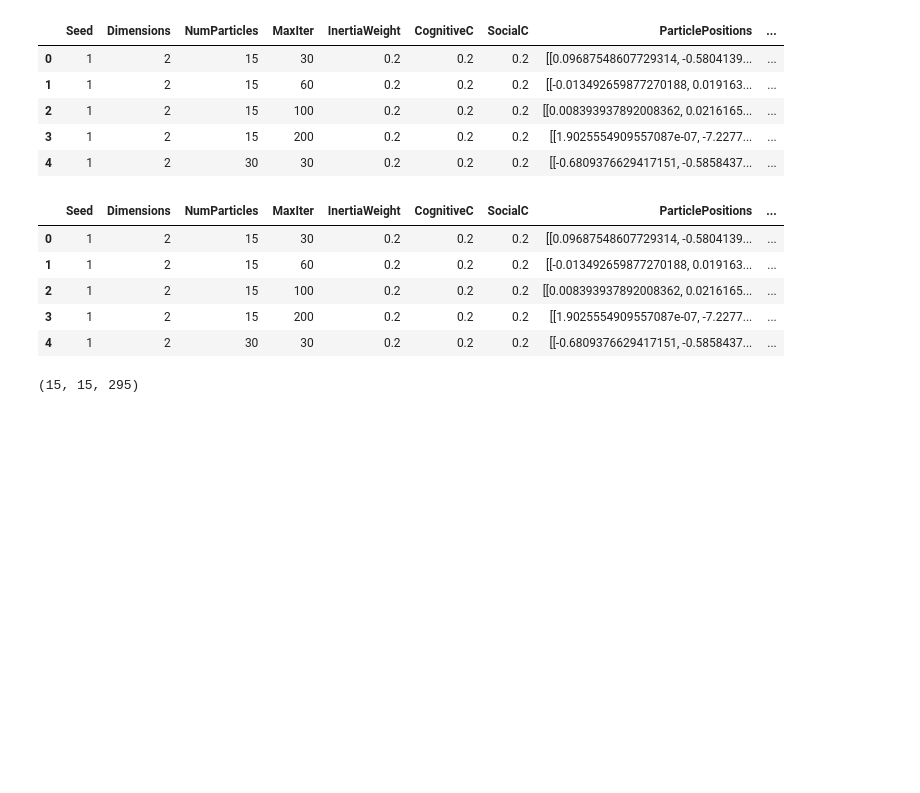
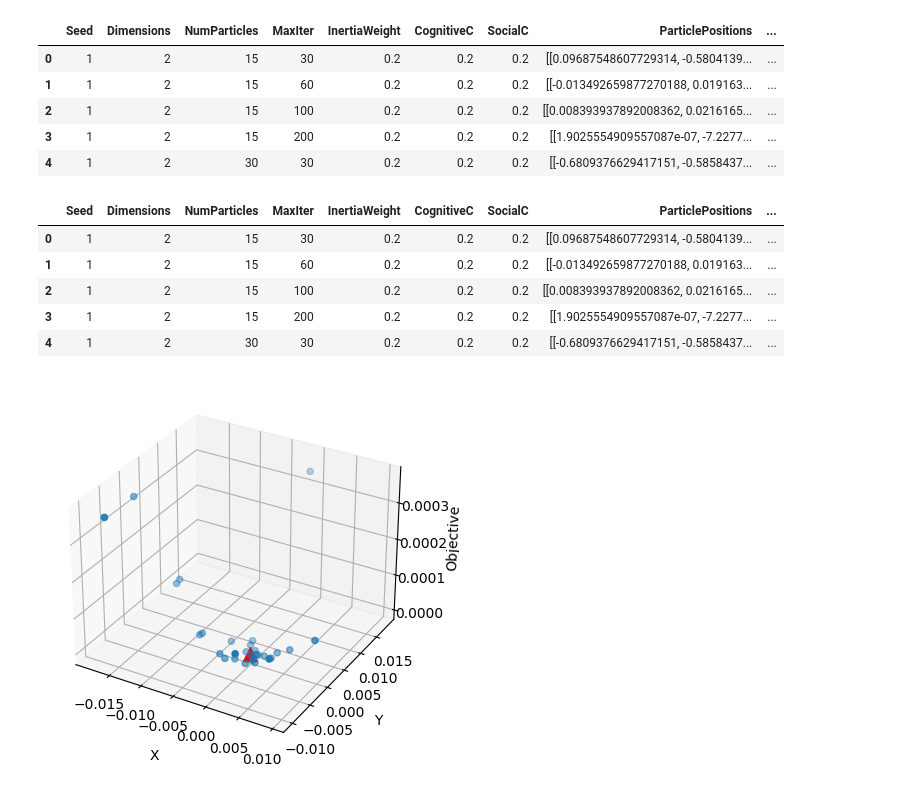
Before and after one commit to SMarcin00/GA-SMTWT, a Jupyter notebook: pso_visuals.ipynb, the cells around one changed output. Cells and saved outputs as stored; diff of their text form; code cells hidden in the pictures; blank space fills up the shorter version.

```diff
--- a/pso_visuals.ipynb
+++ b/pso_visuals.ipynb
@@ -24,7 +24,24 @@ df.head()
 | 2 | 1 | 2 | 15 | 100 | 0.2 | 0.2 | 0.2 | [[0.008393937892008362, 0.0216165... | ... |
 | 3 | 1 | 2 | 15 | 200 | 0.2 | 0.2 | 0.2 | [[1.9025554909557087e-07, -7.2277... | ... |
 | 4 | 1 | 2 | 30 | 30 | 0.2 | 0.2 | 0.2 | [[-0.6809376629417151, -0.5858437... | ... |
-# %%
-len(df.PartcileX[0]), len(df.PartcileY[0]), len(df.ParticleObjectiveValues[0])
-# %% [output]
-(15, 15, 295)
+# %%
+ax = plt.figure().add_subplot(projection="3d")
+ax.set_xlabel("\nX")
+ax.set_ylabel("\nY")
+ax.set_zlabel("Objective")
+
+x = df.PartcileX[500]
+y = df.PartcileY[500]
+z = [x_**2 + y_**2 for x_, y_ in zip(x, y)]
+
+ax.scatter(x, y, z, label="Particle 0")
+
+best_x = eval(df.BestPosition[500])[0]
+best_y = eval(df.BestPosition[500])[1]
+best_z = df.BestObjectiveValue[500]
+
+ax.scatter(best_x, best_y, best_z, c="red", marker="^", s=100)
+
+plt.show()
+# %% [output]
+[figure, added]
```
Also changed, not shown: parts of 1 cell of this notebook, 1 other file.
